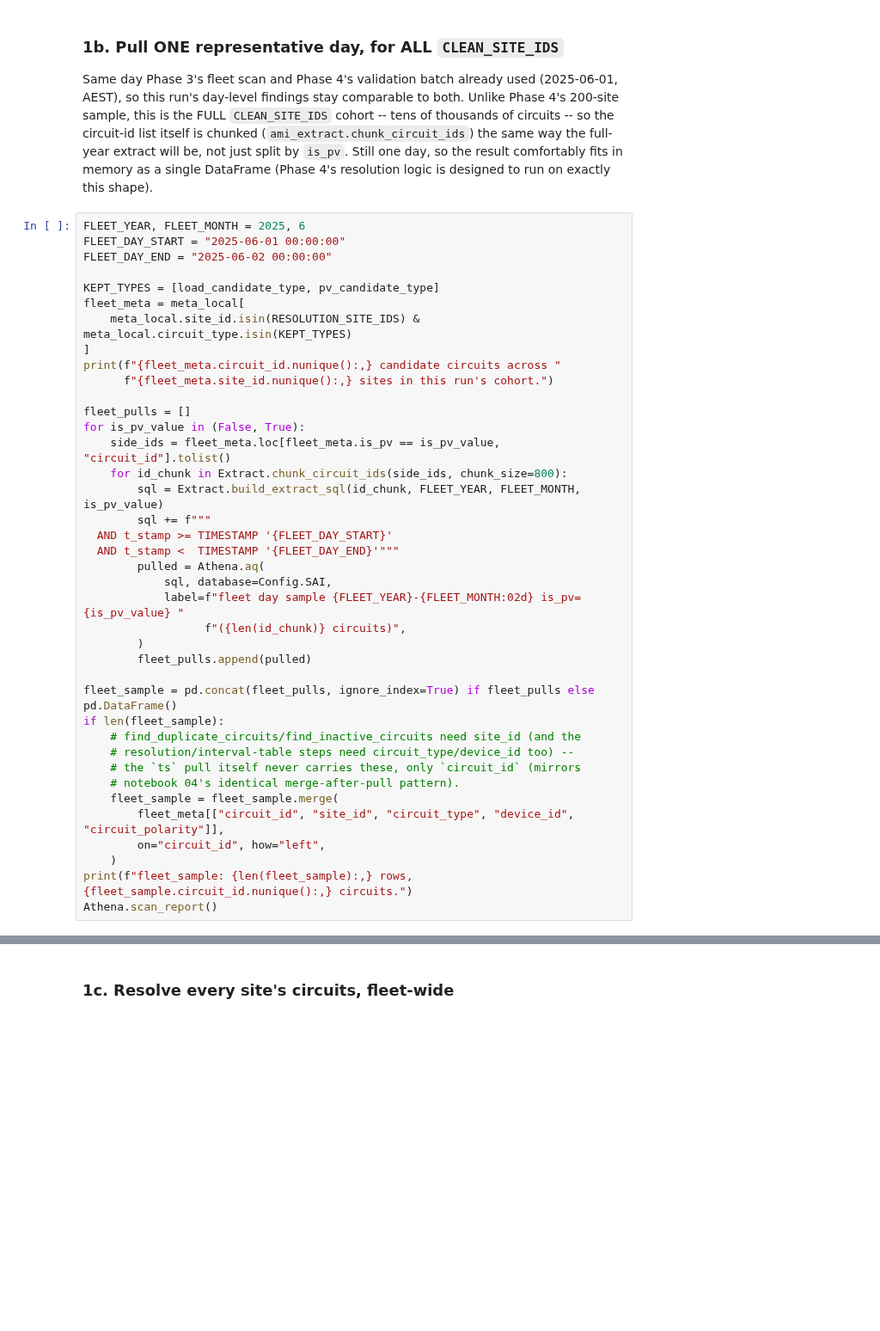
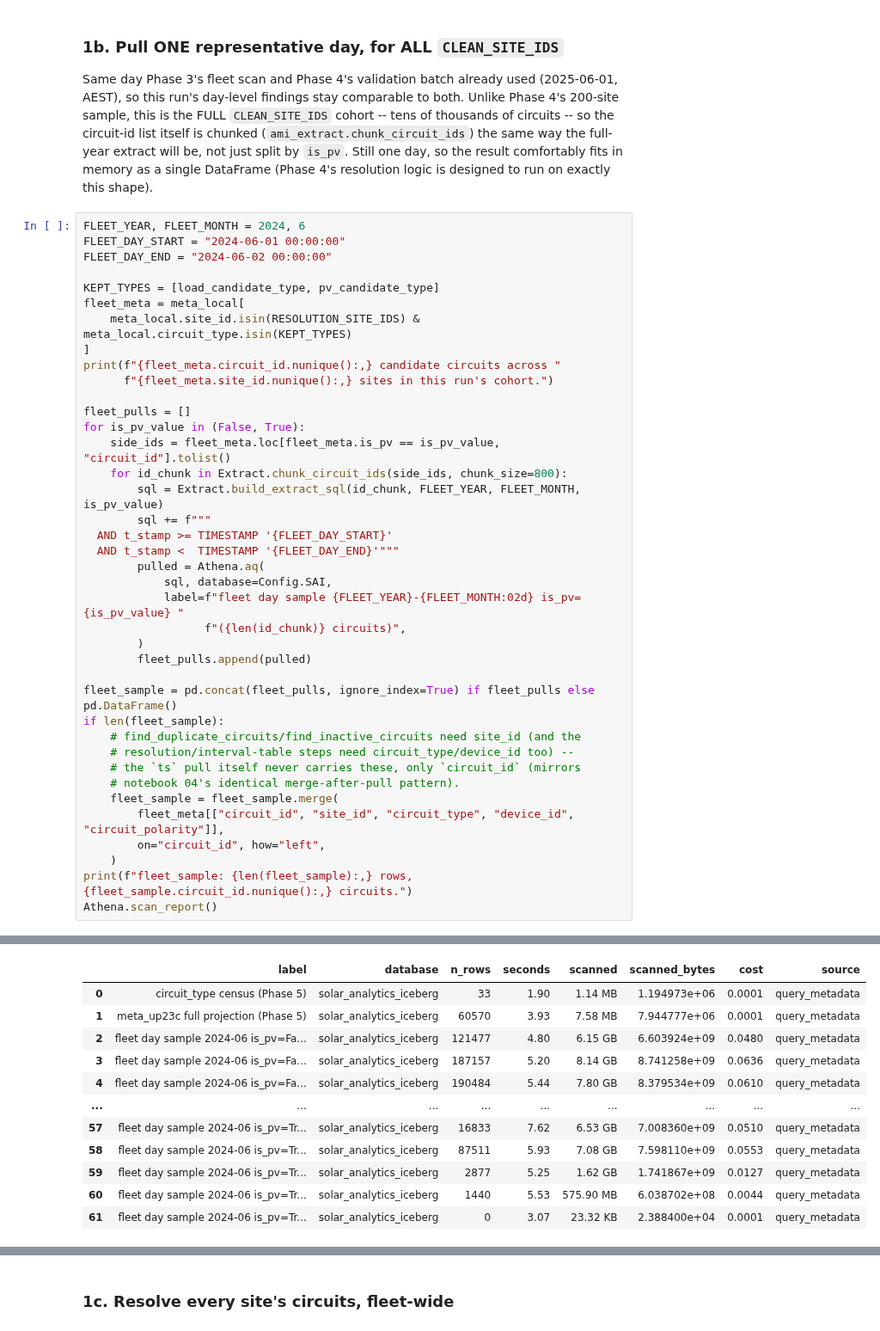
Before and after one commit to UNSW-CEEM/CICCADA, a Jupyter notebook: bms_sa_review/ami_data_analysis/notebooks/05_ami_build.ipynb, the cells around one changed output, grey strips where cells are left out. Shown at 86% size. Drawn from its saved outputs; the diff is of its cells as text; blank space fills up the shorter version.

```diff
--- a/bms_sa_review/ami_data_analysis/notebooks/05_ami_build.ipynb
+++ b/bms_sa_review/ami_data_analysis/notebooks/05_ami_build.ipynb
@@ -175,9 +185,9 @@ extract will be, not just split by `is_pv`. Still one day, so the result
 comfortably fits in memory as a single DataFrame (Phase 4's resolution
 logic is designed to run on exactly this shape).
 # %%
-FLEET_YEAR, FLEET_MONTH = 2025, 6
-FLEET_DAY_START = "2025-06-01 00:00:00"
-FLEET_DAY_END = "2025-06-02 00:00:00"
+FLEET_YEAR, FLEET_MONTH = 2024, 6
+FLEET_DAY_START = "2024-06-01 00:00:00"
+FLEET_DAY_END = "2024-06-02 00:00:00"
 
 KEPT_TYPES = [load_candidate_type, pv_candidate_type]
 fleet_meta = meta_local[
@@ -213,3 +223,4 @@ if len(fleet_sample):
     )
 print(f"fleet_sample: {len(fleet_sample):,} rows, {fleet_sample.circuit_id.nunique():,} circuits.")
 Athena.scan_report()
+# %% [output]
@@ -215,0 +230,12 @@ Athena.scan_report()
+|  | label | database | n_rows | seconds | scanned | scanned_bytes | cost | source |
+| 0 | circuit_type census (Phase 5) | solar_analytics_iceberg | 33 | 1.90 | 1.14 MB | 1.194973e+06 | 0.0001 | query_metadata |
+| 1 | meta_up23c full projection (Phase 5) | solar_analytics_iceberg | 60570 | 3.93 | 7.58 MB | 7.944777e+06 | 0.0001 | query_metadata |
+| 2 | fleet day sample 2024-06 is_pv=Fa... | solar_analytics_iceberg | 121477 | 4.80 | 6.15 GB | 6.603924e+09 | 0.0480 | query_metadata |
+| 3 | fleet day sample 2024-06 is_pv=Fa... | solar_analytics_iceberg | 187157 | 5.20 | 8.14 GB | 8.741258e+09 | 0.0636 | query_metadata |
+| 4 | fleet day sample 2024-06 is_pv=Fa... | solar_analytics_iceberg | 190484 | 5.44 | 7.80 GB | 8.379534e+09 | 0.0610 | query_metadata |
+| ... | ... | ... | ... | ... | ... | ... | ... | ... |
+| 57 | fleet day sample 2024-06 is_pv=Tr... | solar_analytics_iceberg | 16833 | 7.62 | 6.53 GB | 7.008360e+09 | 0.0510 | query_metadata |
+| 58 | fleet day sample 2024-06 is_pv=Tr... | solar_analytics_iceberg | 87511 | 5.93 | 7.08 GB | 7.598110e+09 | 0.0553 | query_metadata |
+| 59 | fleet day sample 2024-06 is_pv=Tr... | solar_analytics_iceberg | 2877 | 5.25 | 1.62 GB | 1.741867e+09 | 0.0127 | query_metadata |
+| 60 | fleet day sample 2024-06 is_pv=Tr... | solar_analytics_iceberg | 1440 | 5.53 | 575.90 MB | 6.038702e+08 | 0.0044 | query_metadata |
+| 61 | fleet day sample 2024-06 is_pv=Tr... | solar_analytics_iceberg | 0 | 3.07 | 23.32 KB | 2.388400e+04 | 0.0001 | query_metadata |
```
Also changed, not shown: parts of 20 cells of this notebook, 13 other files.
